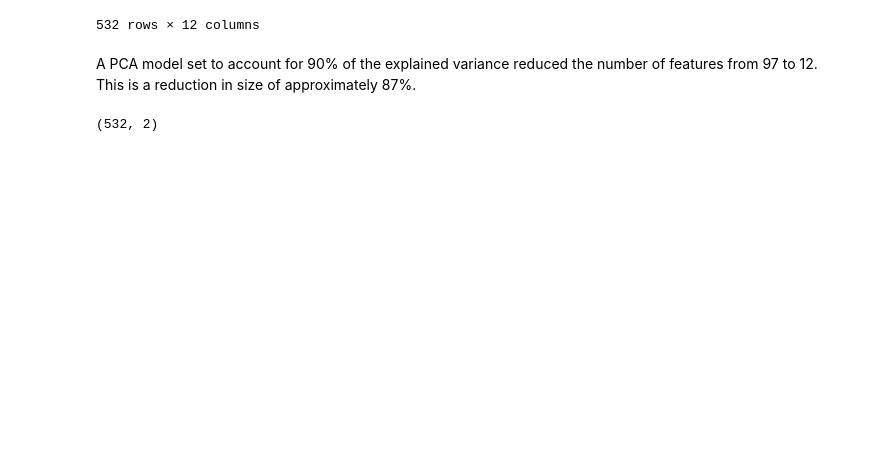
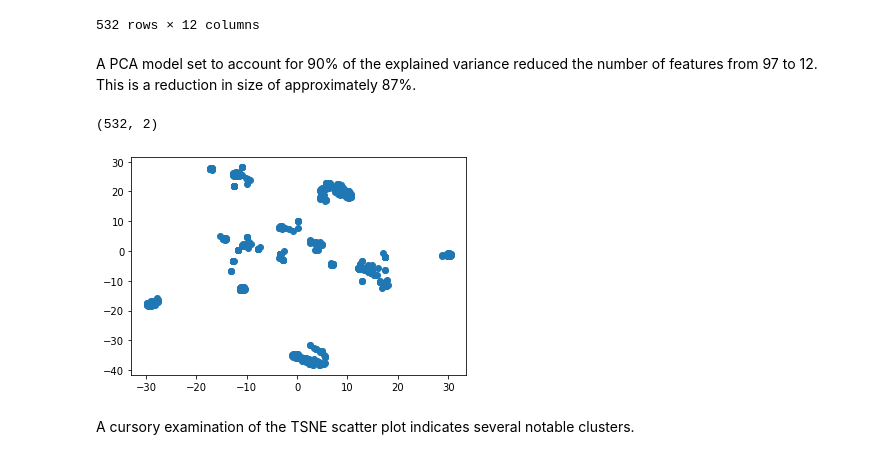
Before and after one commit to kellnergp/unsupervised-learning-challenge, a Jupyter notebook: crypto_clusters.ipynb, the cells around one changed output. Cells and saved outputs as stored; diff of their text form; code cells hidden in the pictures; blank space fills up the shorter version.

Commit message:
did scatter plot of tsne data, observed clusters

```diff
--- a/crypto_clusters.ipynb
+++ b/crypto_clusters.ipynb
@@ -253,3 +253,11 @@ coin_tsne = tsne_model.fit_transform(coin_pca_df)
 coin_tsne.shape
 # %% [output]
 (532, 2)
+# %%
+# plot the tsne data to see if there are clusters
+plt.scatter(coin_tsne[:,0], coin_tsne[:,1])
+plt.show()
+# %% [output]
+[figure, added]
+# %% [markdown]
+A cursory examination of the TSNE scatter plot indicates several notable clusters.
```
